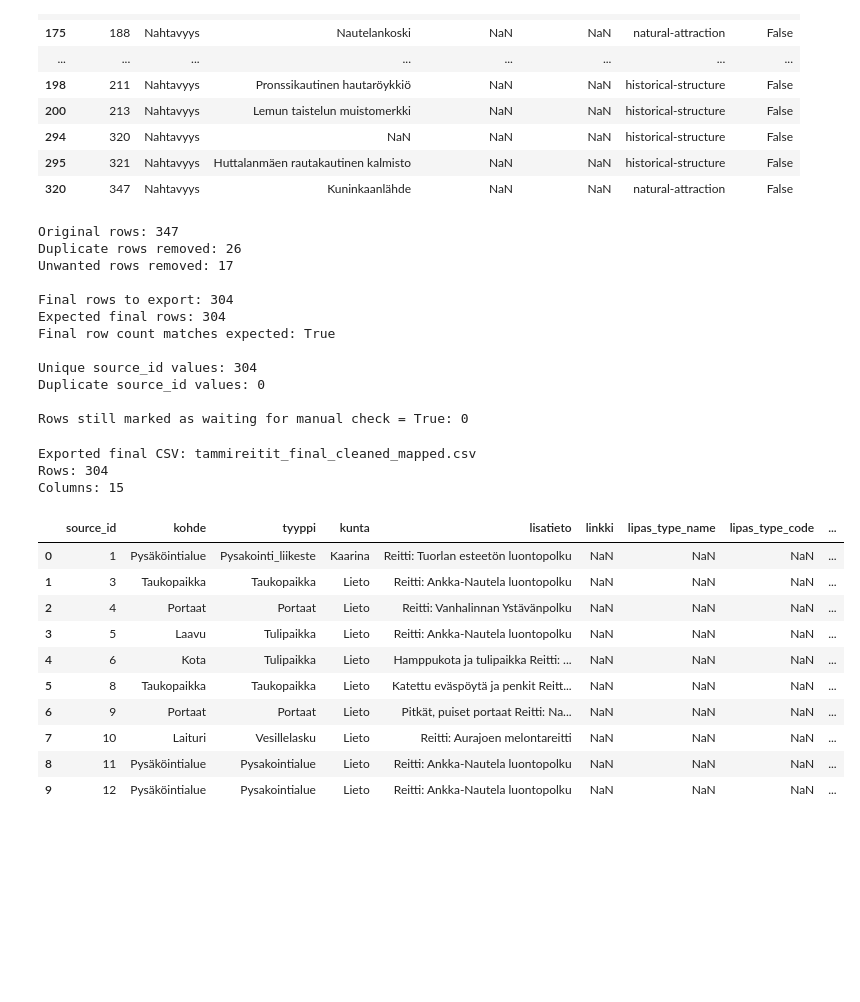
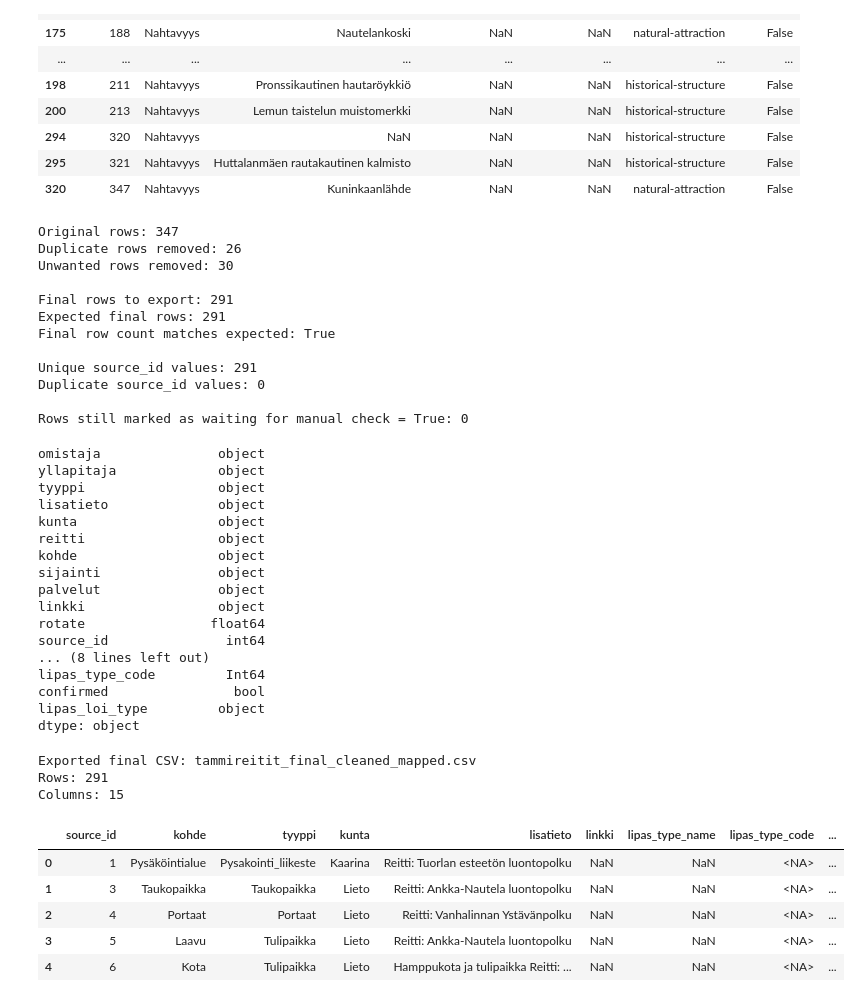
Before and after one commit to Lounaispaikka/digiretki_to_lipas, a Jupyter notebook: notebooks_with_example_data/mapping/mapping.ipynb, the cells around one changed output. Saved outputs shown, nothing was run; the diff lists cells and outputs as text; code cells hidden in the pictures; blank space fills up the shorter version.

Commit message:
Removed tilamyynti from export data

```diff
--- a/notebooks_with_example_data/mapping/mapping.ipynb
+++ b/notebooks_with_example_data/mapping/mapping.ipynb
@@ -171,7 +171,7 @@ Rows needing category review: (18, 23)
 # EDIT IF NEEDED
 # Add one or many unwanted original data categories to remove
 
-types_to_remove = ["Kahvila"]
+types_to_remove = ["Kahvila", "Tilamyynti"]
 
 removed_category_rows_df = clean_df[clean_df[SOURCE_TYPE_COL].isin(types_to_remove)].copy()
 clean_df = clean_df[~clean_df[SOURCE_TYPE_COL].isin(types_to_remove)].copy()
@@ -412,16 +411,38 @@ print("\nRows still marked as waiting for manual check = True:", (clean_df["conf
 # %% [output]
 Original rows: 347
 Duplicate rows removed: 26
-Unwanted rows removed: 17
+Unwanted rows removed: 30
 
-Final rows to export: 304
-Expected final rows: 304
+Final rows to export: 291
+Expected final rows: 291
 Final row count matches expected: True
 
-Unique source_id values: 304
+Unique source_id values: 291
 Duplicate source_id values: 0
 
 Rows still marked as waiting for manual check = True: 0
+# %%
+# LIPAS type code to integer and check data types
+clean_df[MAP_LIPAS_CODE_COL] = clean_df[MAP_LIPAS_CODE_COL].astype("Int64")
+clean_df.dtypes
+# %% [output]
+omistaja               object
+yllapitaja             object
+tyyppi                 object
+lisatieto              object
+kunta                  object
+reitti                 object
+kohde                  object
+sijainti               object
+palvelut               object
+linkki                 object
+rotate                float64
+source_id               int64
+... (8 lines left out)
+lipas_type_code         Int64
+confirmed                bool
+lipas_loi_type         object
+dtype: object
 # %%
 # CONFIGURE EXPORT
 # Export final cleaned and categorized Tammireitit data to CSV
@@ -441,16 +462,6 @@ final_export_df.loc[has_reitti, "lisatieto"] = (
 ).str.strip()
 
 
-# If "lisatieto" is empty, use information from "palvelut"
-
-has_palvelut = final_export_df["palvelut"].fillna("").astype(str).str.strip() != ""
-lisatieto_is_empty = final_export_df["lisatieto"].fillna("").astype(str).str.strip() == ""
-
-final_export_df.loc[has_palvelut & lisatieto_is_empty, "lisatieto"] = (
-    final_export_df.loc[has_palvelut & lisatieto_is_empty, "palvelut"].astype(str).str.strip()
-)
-
-
 # Remove helper columns from joins if needed
 columns_to_drop = [
     "my_id",
@@ -465,48 +476,43 @@ columns_to_drop = [
 
 final_export_df = final_export_df.drop(columns=[col for col in columns_to_drop if col in final_export_df.columns])
 
-# Required final column order. Optional but helps with readability
+# Final column order. Optional but helps with readability
 preferred_column_order = [
     "source_id",
     "kohde",
     "tyyppi",
     "kunta",
     "lisatieto",
     "palvelut",
     "linkki",
     "lipas_type_name",
     "lipas_type_code",
     "lipas_loi_type",
     "omistaja",
     "yllapitaja",
     "sijainti",
     "x_eureffin",
     "y_eureffin",
     "geometry",
 ]
 
 # Keep only columns that exist, in the requested order
 final_export_df = final_export_df[[col for col in preferred_column_order if col in final_export_df.columns]]
 
 final_export_df.to_csv(OUTPUT_PATH, index=False)
 
 print("Exported final CSV:", OUTPUT_PATH)
 print("Rows:", final_export_df.shape[0])
 print("Columns:", final_export_df.shape[1])
 
-display(final_export_df.head(10))
+display(final_export_df.head())
 # %% [output]
 Exported final CSV: tammireitit_final_cleaned_mapped.csv
-Rows: 304
+Rows: 291
 Columns: 15
 |  | source_id | kohde | tyyppi | kunta | lisatieto | linkki | lipas_type_name | lipas_type_code | ... |
-| 0 | 1 | Pysäköintialue | Pysakointi_liikeste | Kaarina | Reitti: Tuorlan esteetön luontopolku | NaN | NaN | NaN | ... |
-| 1 | 3 | Taukopaikka | Taukopaikka | Lieto | Reitti: Ankka-Nautela luontopolku | NaN | NaN | NaN | ... |
-| 2 | 4 | Portaat | Portaat | Lieto | Reitti: Vanhalinnan Ystävänpolku | NaN | NaN | NaN | ... |
-| 3 | 5 | Laavu | Tulipaikka | Lieto | Reitti: Ankka-Nautela luontopolku | NaN | NaN | NaN | ... |
-| 4 | 6 | Kota | Tulipaikka | Lieto | Hamppukota ja tulipaikka Reitti: ... | NaN | NaN | NaN | ... |
-| 5 | 8 | Taukopaikka | Taukopaikka | Lieto | Katettu eväspöytä ja penkit Reitt... | NaN | NaN | NaN | ... |
-| 6 | 9 | Portaat | Portaat | Lieto | Pitkät, puiset portaat Reitti: Na... | NaN | NaN | NaN | ... |
-| 7 | 10 | Laituri | Vesillelasku | Lieto | Reitti: Aurajoen melontareitti | NaN | NaN | NaN | ... |
-| 8 | 11 | Pysäköintialue | Pysakointialue | Lieto | Reitti: Ankka-Nautela luontopolku | NaN | NaN | NaN | ... |
-| 9 | 12 | Pysäköintialue | Pysakointialue | Lieto | Reitti: Ankka-Nautela luontopolku | NaN | NaN | NaN | ... |
+| 0 | 1 | Pysäköintialue | Pysakointi_liikeste | Kaarina | Reitti: Tuorlan esteetön luontopolku | NaN | NaN | <NA> | ... |
+| 1 | 3 | Taukopaikka | Taukopaikka | Lieto | Reitti: Ankka-Nautela luontopolku | NaN | NaN | <NA> | ... |
+| 2 | 4 | Portaat | Portaat | Lieto | Reitti: Vanhalinnan Ystävänpolku | NaN | NaN | <NA> | ... |
+| 3 | 5 | Laavu | Tulipaikka | Lieto | Reitti: Ankka-Nautela luontopolku | NaN | NaN | <NA> | ... |
+| 4 | 6 | Kota | Tulipaikka | Lieto | Hamppukota ja tulipaikka Reitti: ... | NaN | NaN | <NA> | ... |
```
Also changed, not shown: parts of 7 cells of this notebook, 2 other files.
